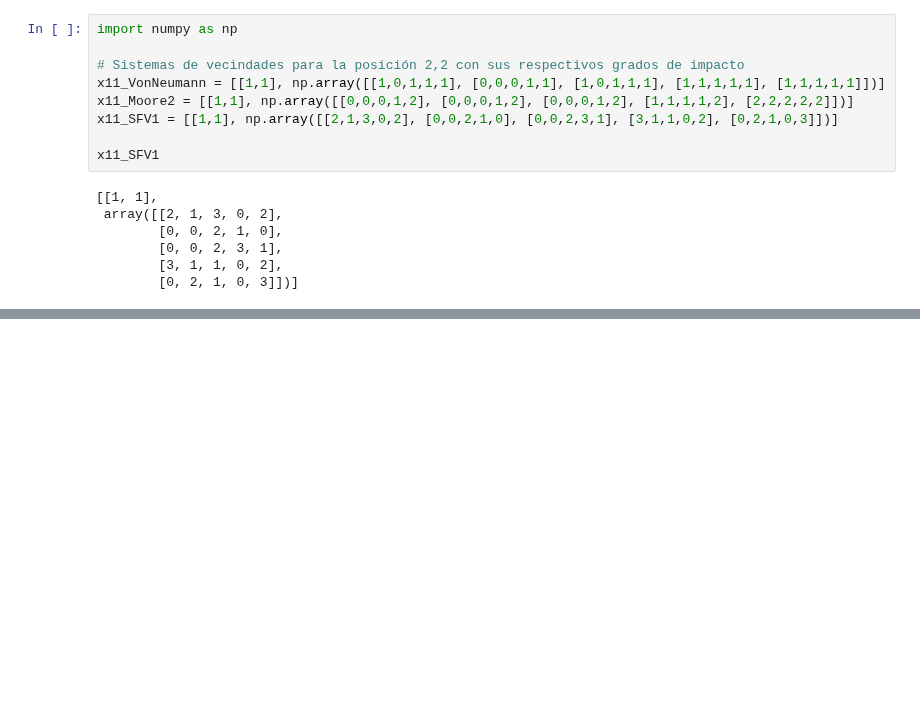
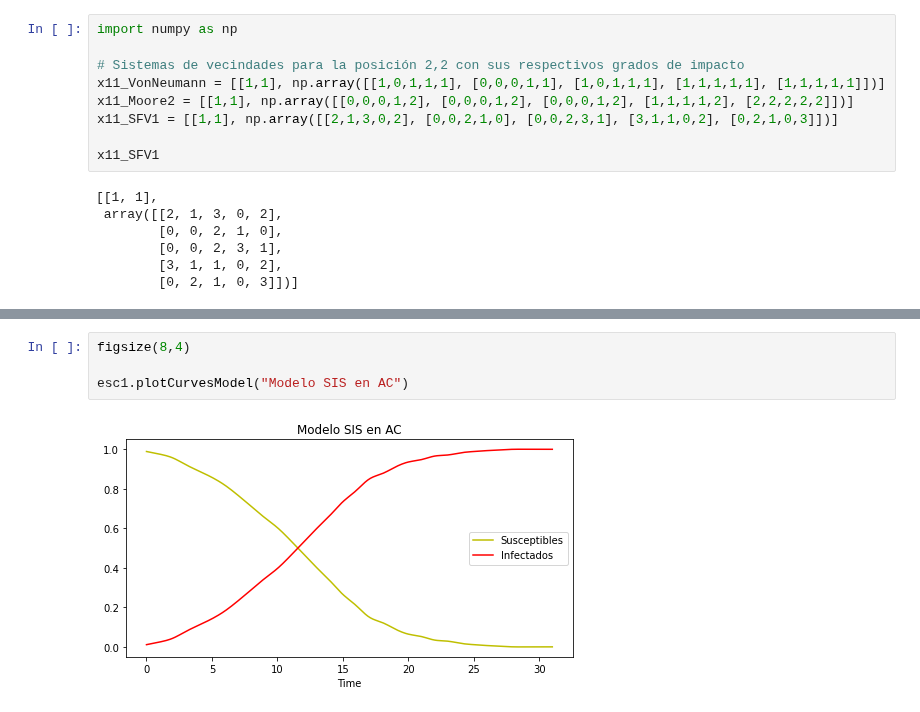
Before and after one commit to Grupo-de-simulacion-con-automatas/CAsimulations-Modelacion-de-dinamicas-topologicas-en-la-propagacion-de-una-enfermedad-usando-CA, a Jupyter notebook: Codigo/2. Interacciones e impactos sociales.ipynb, the cells around one changed output, grey strips where cells are left out. Drawn from its saved outputs; the diff is of its cells as text; blank space fills up the shorter version.

```diff
--- a/Codigo/2. Interacciones e impactos sociales.ipynb
+++ b/Codigo/2. Interacciones e impactos sociales.ipynb
@@ -53,0 +91,6 @@ impactGrades_SFV1 = [0.5,0.25,0.1,0]  # Para los grados [0,1,2,3]
+# %%
+figsize(8,4)
+
+esc1.plotCurvesModel("Modelo SIS en AC")
+# %% [output]
+[figure, added]
```
Also changed, not shown: parts of 6 cells of this notebook, 52 other files.
